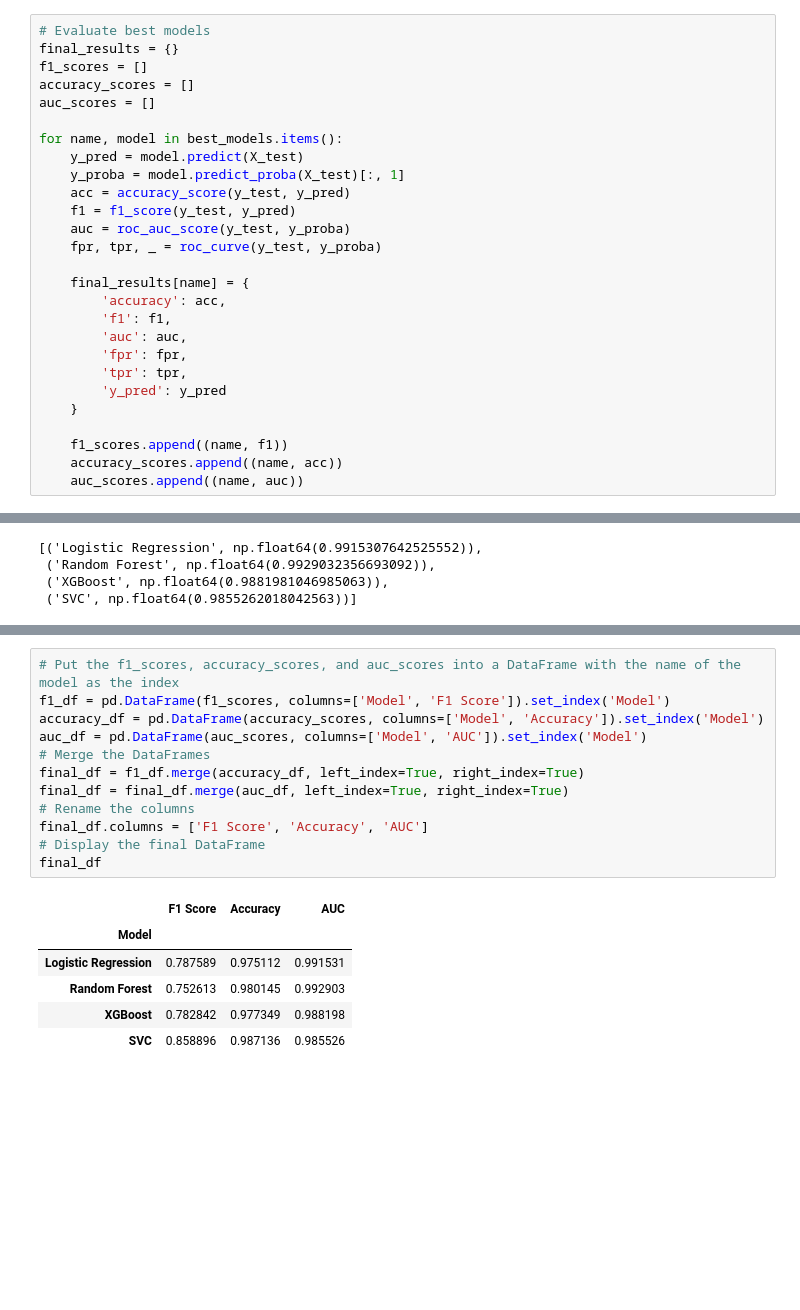
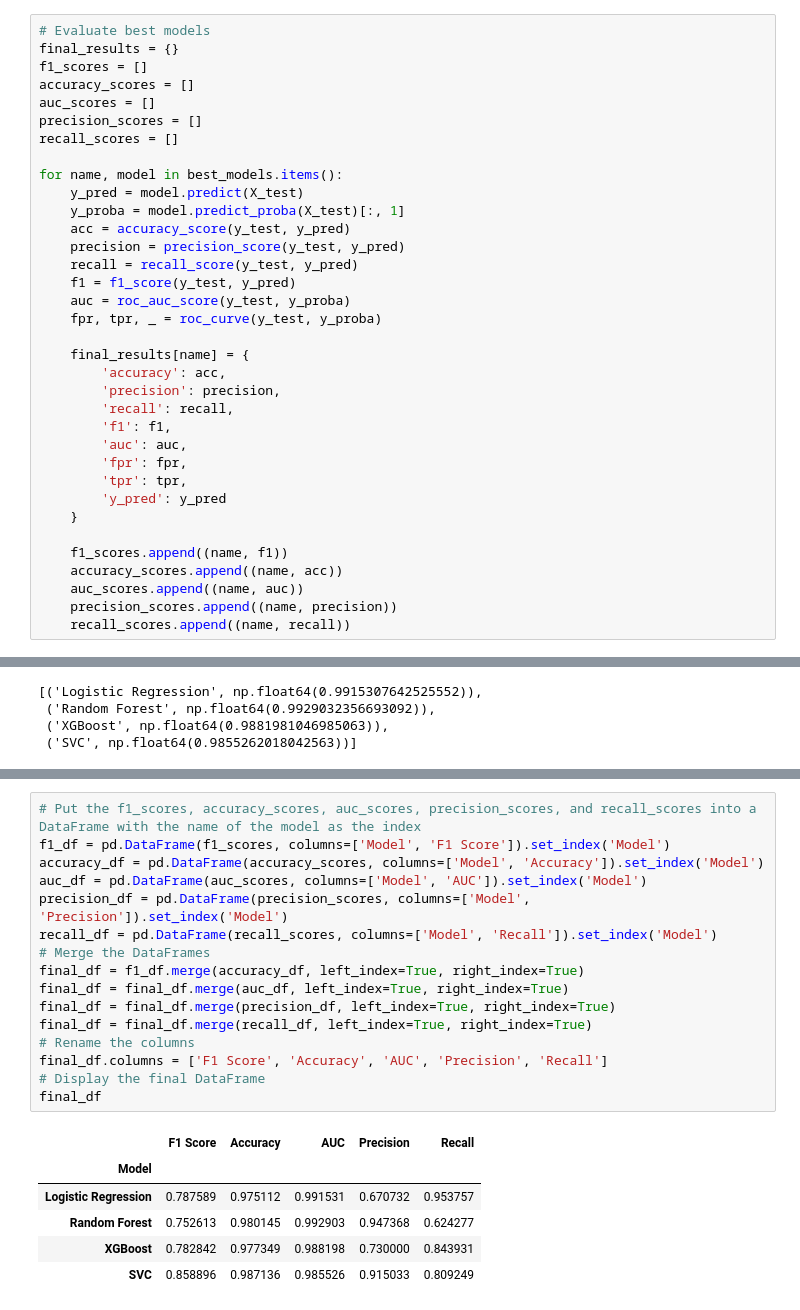
Before and after one commit to Asad-Tariq/cogs209-scientific-data-analysis-statistical-learning, a Jupyter notebook: mini-project-1/detecting-fake-jobs.ipynb, the cells around one changed output, grey strips where cells are left out. Drawn from its saved outputs; the diff is of its cells as text; blank space fills up the shorter version.

Commit message:
Finalized the code

```diff
--- a/mini-project-1/detecting-fake-jobs.ipynb
+++ b/mini-project-1/detecting-fake-jobs.ipynb
@@ -268,17 +328,23 @@ final_results = {}
 f1_scores = []
 accuracy_scores = []
 auc_scores = []
+precision_scores = []
+recall_scores = []
 
 for name, model in best_models.items():
     y_pred = model.predict(X_test)
     y_proba = model.predict_proba(X_test)[:, 1]
     acc = accuracy_score(y_test, y_pred)
+    precision = precision_score(y_test, y_pred)
+    recall = recall_score(y_test, y_pred)
     f1 = f1_score(y_test, y_pred)
     auc = roc_auc_score(y_test, y_proba)
     fpr, tpr, _ = roc_curve(y_test, y_proba)
 
     final_results[name] = {
         'accuracy': acc,
+        'precision': precision,
+        'recall': recall,
         'f1': f1,
         'auc': auc,
         'fpr': fpr,
@@ -289,6 +355,8 @@ for name, model in best_models.items():
     f1_scores.append((name, f1))
     accuracy_scores.append((name, acc))
     auc_scores.append((name, auc))
+    precision_scores.append((name, precision))
+    recall_scores.append((name, recall))
 # %%
 f1_scores
 # %% [output]
@@ -313,22 +395,26 @@ auc_scores
 # %%
-# Put the f1_scores, accuracy_scores, and auc_scores into a DataFrame with the name of the model as the index
+# Put the f1_scores, accuracy_scores, auc_scores, precision_scores, and recall_scores into a DataFrame with the name of the model as the index
 f1_df = pd.DataFrame(f1_scores, columns=['Model', 'F1 Score']).set_index('Model')
 accuracy_df = pd.DataFrame(accuracy_scores, columns=['Model', 'Accuracy']).set_index('Model')
 auc_df = pd.DataFrame(auc_scores, columns=['Model', 'AUC']).set_index('Model')
+precision_df = pd.DataFrame(precision_scores, columns=['Model', 'Precision']).set_index('Model')
+recall_df = pd.DataFrame(recall_scores, columns=['Model', 'Recall']).set_index('Model')
 # Merge the DataFrames
 final_df = f1_df.merge(accuracy_df, left_index=True, right_index=True)
 final_df = final_df.merge(auc_df, left_index=True, right_index=True)
+final_df = final_df.merge(precision_df, left_index=True, right_index=True)
+final_df = final_df.merge(recall_df, left_index=True, right_index=True)
 # Rename the columns
-final_df.columns = ['F1 Score', 'Accuracy', 'AUC']
+final_df.columns = ['F1 Score', 'Accuracy', 'AUC', 'Precision', 'Recall']
 # Display the final DataFrame
 final_df
 # %% [output]
-|  | F1 Score | Accuracy | AUC |
-| Model |  |  |  |
-| Logistic Regression | 0.787589 | 0.975112 | 0.991531 |
-| Random Forest | 0.752613 | 0.980145 | 0.992903 |
-| XGBoost | 0.782842 | 0.977349 | 0.988198 |
-| SVC | 0.858896 | 0.987136 | 0.985526 |
+|  | F1 Score | Accuracy | AUC | Precision | Recall |
+| Model |  |  |  |  |  |
+| Logistic Regression | 0.787589 | 0.975112 | 0.991531 | 0.670732 | 0.953757 |
+| Random Forest | 0.752613 | 0.980145 | 0.992903 | 0.947368 | 0.624277 |
+| XGBoost | 0.782842 | 0.977349 | 0.988198 | 0.730000 | 0.843931 |
+| SVC | 0.858896 | 0.987136 | 0.985526 | 0.915033 | 0.809249 |
 # %%
 # Confusion Matrices
 fig, axes = plt.subplots(2, 2, figsize=(12, 10))
```
Also changed, not shown: parts of 13 cells of this notebook.
